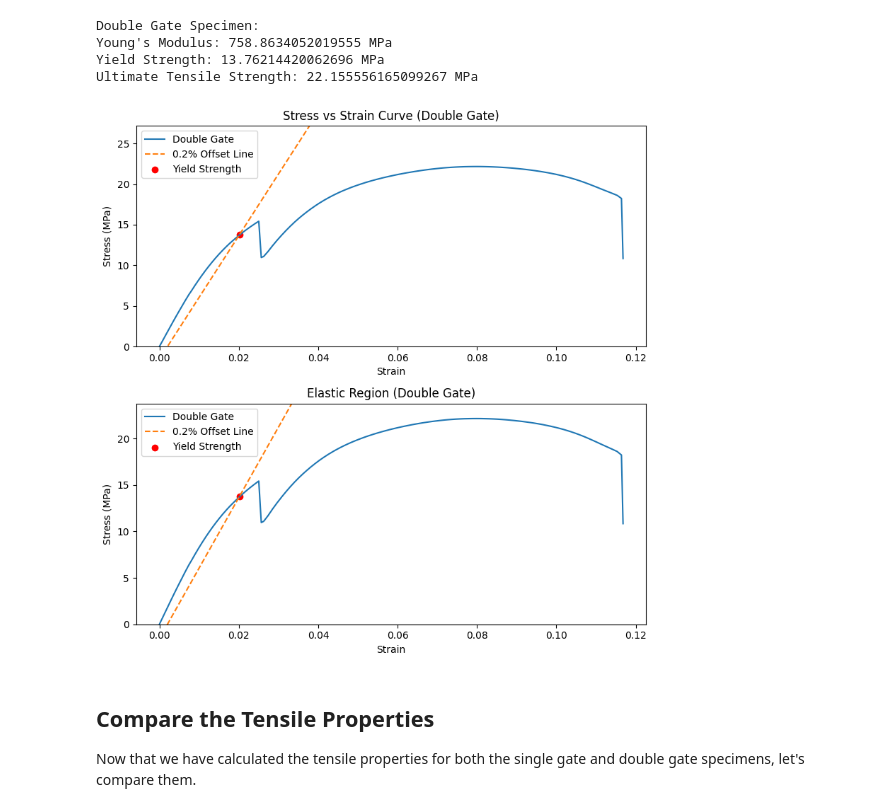
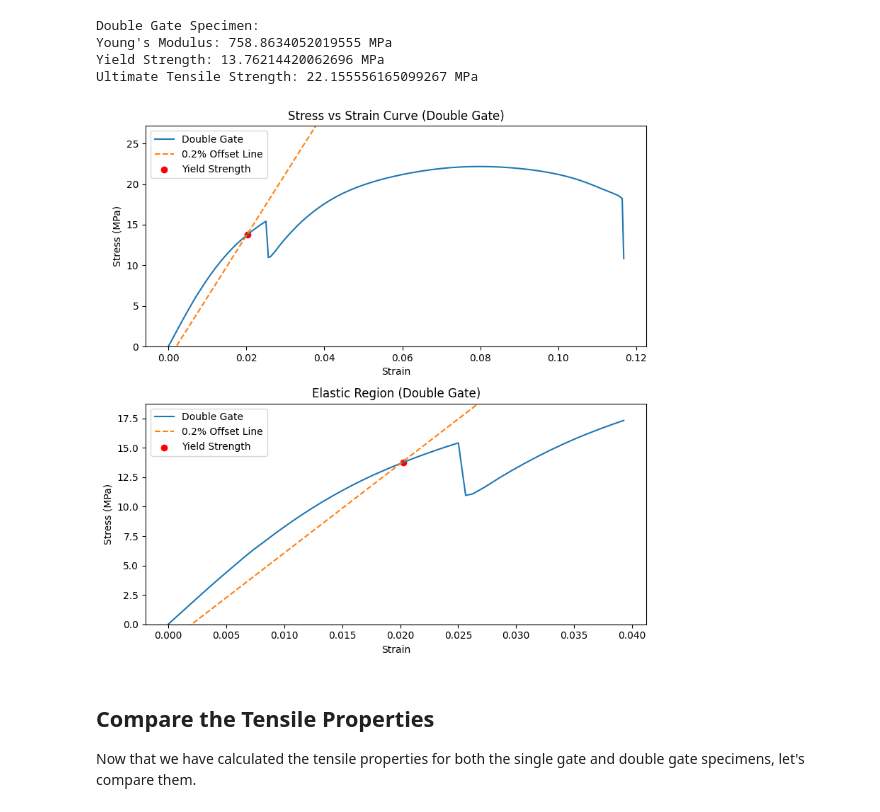
Before and after one commit to manu-ubc/manu230, a Jupyter notebook: _build/jupyter_execute/tensile-test/tensile_test_notebook.ipynb, the cells around one changed output. Saved outputs shown, nothing was run; the diff lists cells and outputs as text; code cells hidden in the pictures.

```diff
--- a/_build/jupyter_execute/tensile-test/tensile_test_notebook.ipynb
+++ b/_build/jupyter_execute/tensile-test/tensile_test_notebook.ipynb
@@ -218,32 +218,32 @@ Ultimate Tensile Strength: 22.155556165099267 MPa
 # %%
 # Plot these values on the stress-strain curve
 # add a column for the offset line in the linear region
 double_gate['Offset Line'] = dg_youngs_modulus * (double_gate['Engineering Strain']-0.002)
 strain_at_yield = double_gate.loc[(np.abs(double_gate['Engineering Stress'] - dg_yield_strength)).idxmin()]['Engineering Strain']
 fig, axs = plt.subplots(2, 1, figsize=(8, 8))
 axs[0].plot(double_gate['Engineering Strain'], double_gate['Engineering Stress'], label='Double Gate')
 axs[0].plot(double_gate['Engineering Strain'], double_gate['Offset Line'], label='0.2% Offset Line', linestyle='--')
 axs[0].scatter(strain_at_yield, dg_yield_strength, color='red', label='Yield Strength')
 axs[0].set_xlabel('Strain')
 axs[0].set_ylabel('Stress (MPa)')
 axs[0].legend()
 axs[0].set_ylim(0, dg_ultimate_tensile_strength+5)
 axs[0].set_title('Stress vs Strain Curve (Double Gate)')
 # Zoom in on the elastic region
-elastic_region = double_gate[double_gate['Engineering Strain'] < 0.5]
+elastic_region = double_gate[double_gate['Engineering Strain'] < 0.04]
 axs[1].plot(elastic_region['Engineering Strain'], elastic_region['Engineering Stress'], label='Double Gate')
 axs[1].plot(elastic_region['Engineering Strain'], elastic_region['Offset Line'], label='0.2% Offset Line', linestyle='--')
 # find the strain at the yield strength
 axs[1].scatter(strain_at_yield, dg_yield_strength, color='red', label='Yield Strength')
 axs[1].set_xlabel('Strain')
 axs[1].set_ylabel('Stress (MPa)')
 axs[1].legend()
-axs[1].set_ylim(0, dg_yield_strength+10)
+axs[1].set_ylim(0, dg_yield_strength+5)
 axs[1].set_title('Elastic Region (Double Gate)')
 plt.tight_layout()
 plt.show()
 # %% [output]
-[figure, old version]
+[figure, new version]
 # %% [markdown]
 ## Compare the Tensile Properties
 Now that we have calculated the tensile properties for both the single gate and double gate specimens, let's compare them.
```
Also changed, not shown: 6 other files.
